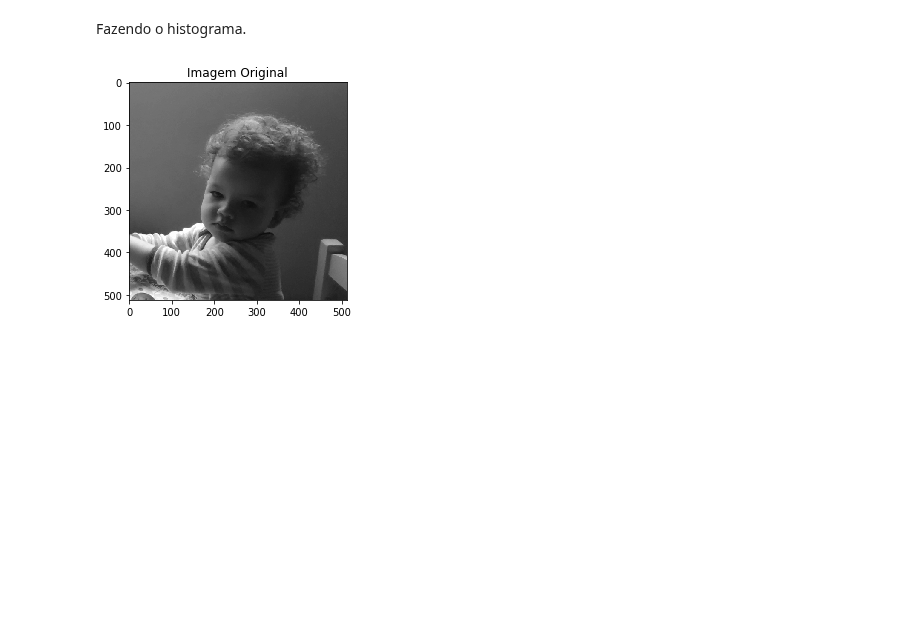
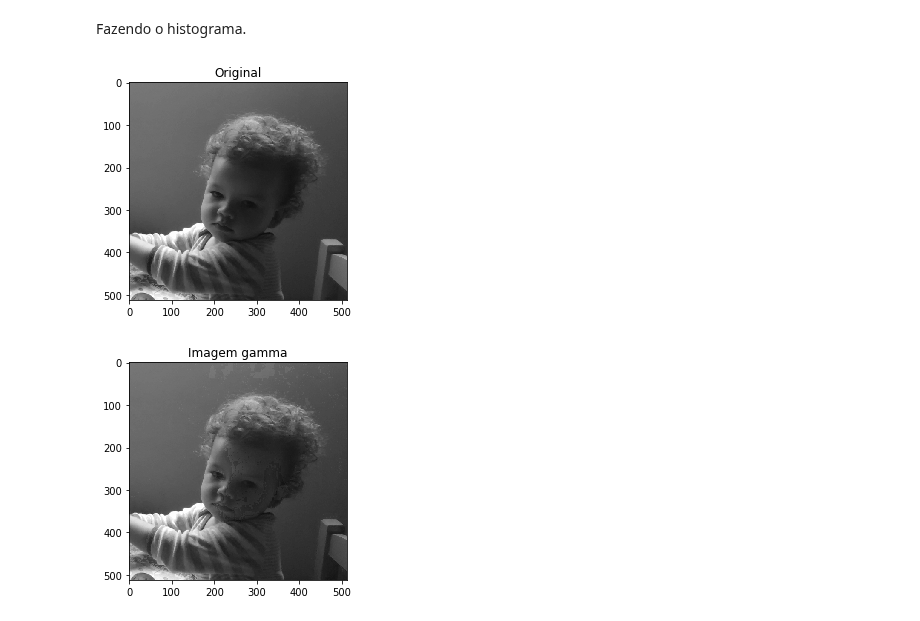
Before and after one commit to rodoufu/visaocomp, a Jupyter notebook: trabalho01/task01.ipynb, the cells around one changed output. Cells and saved outputs as stored; diff of their text form; code cells hidden in the pictures; blank space fills up the shorter version.

```diff
--- a/trabalho01/task01.ipynb
+++ b/trabalho01/task01.ipynb
@@ -56,7 +60,7 @@ hsv = cv2.cvtColor(img, cv2.COLOR_BGR2HSV)
 # %% [markdown]
 Valor gamma e constante com o valor máximo para o canal H.
 # %%
-gamma = 1.5
+gamma = 0.2
 channel_max = 179.0
 # %% [markdown]
 Separando o canal H na variável channel_h.
@@ -86,16 +90,19 @@ True
 # %% [markdown]
 Fazendo o histograma.
 # %%
-import matplotlib.pyplot as plt
-import matplotlib as mpl
-
 mpl.rc("savefig", dpi = 150)
 
-img = cv2.imread (file_name_gamma, 0)
-rows, cols = img.shape
-plt.imshow(img, cmap = plt.get_cmap('gray'), vmin = 0, vmax = 255)
-plt.title('Imagem Original')
-plt.show()
+image_titles = [(file_name, 'Original'), (file_name_gamma, 'Imagem gamma')]
+images_rows_cols = []
+
+for image_file_name, title in image_titles:
+    img = cv2.imread(image_file_name, 0)
+    rows, cols = img.shape
+    images_rows_cols += [(img, rows, cols)]
+    plt.imshow(img, cmap=plt.get_cmap('gray'), vmin=0, vmax=255)
+    plt.title(title)
+    plt.show()
 # %% [output]
-[figure, old version]
+[figure, new version]
+[figure, added]
 # %%
```
Also changed, not shown: parts of 3 cells of this notebook.
